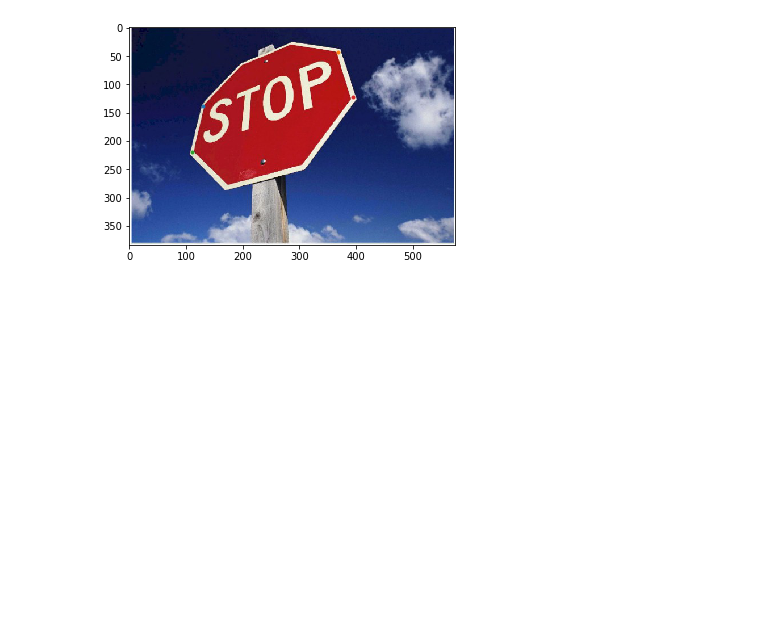
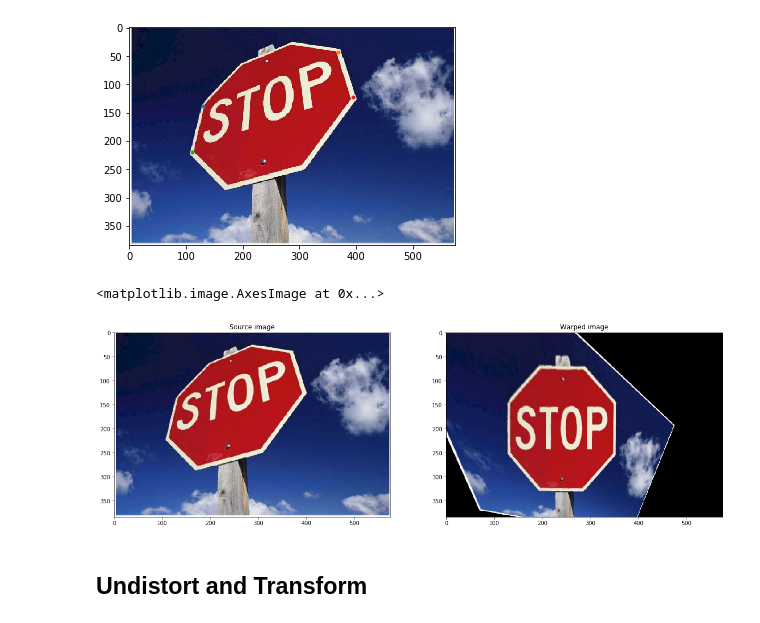
Before and after one commit to mathiasvkaiz/sdcnd-term1, a Jupyter notebook: Project 4 - Advanced Lane Finding/advanced_lane_findin.ipynb, the cells around one changed output. Cells and saved outputs as stored; diff of their text form; code cells hidden in the pictures; blank space fills up the shorter version.

Commit message:
code: Finished Undistort and Transform

```diff
--- a/Project 4 - Advanced Lane Finding/advanced_lane_findin.ipynb
+++ b/Project 4 - Advanced Lane Finding/advanced_lane_findin.ipynb
@@ -156,10 +156,16 @@ def warp(img):
 # %%
 # Get perspective transform
 warped_im = warp(img)
 
 # Visualize undistortion
 f, (ax1, ax2) = plt.subplots(1, 2, figsize=(20,10))
 
 ax1.set_title('Source image')
 ax1.imshow(img)
-ax2.
+ax2.set_title('Warped image')
+ax2.imshow(warped_im)
+# %% [output]
+<matplotlib.image.AxesImage at 0x...>
+[figure, added]
+# %% [markdown]
+## Undistort and Transform
```
Also changed, not shown: parts of 4 cells of this notebook.
